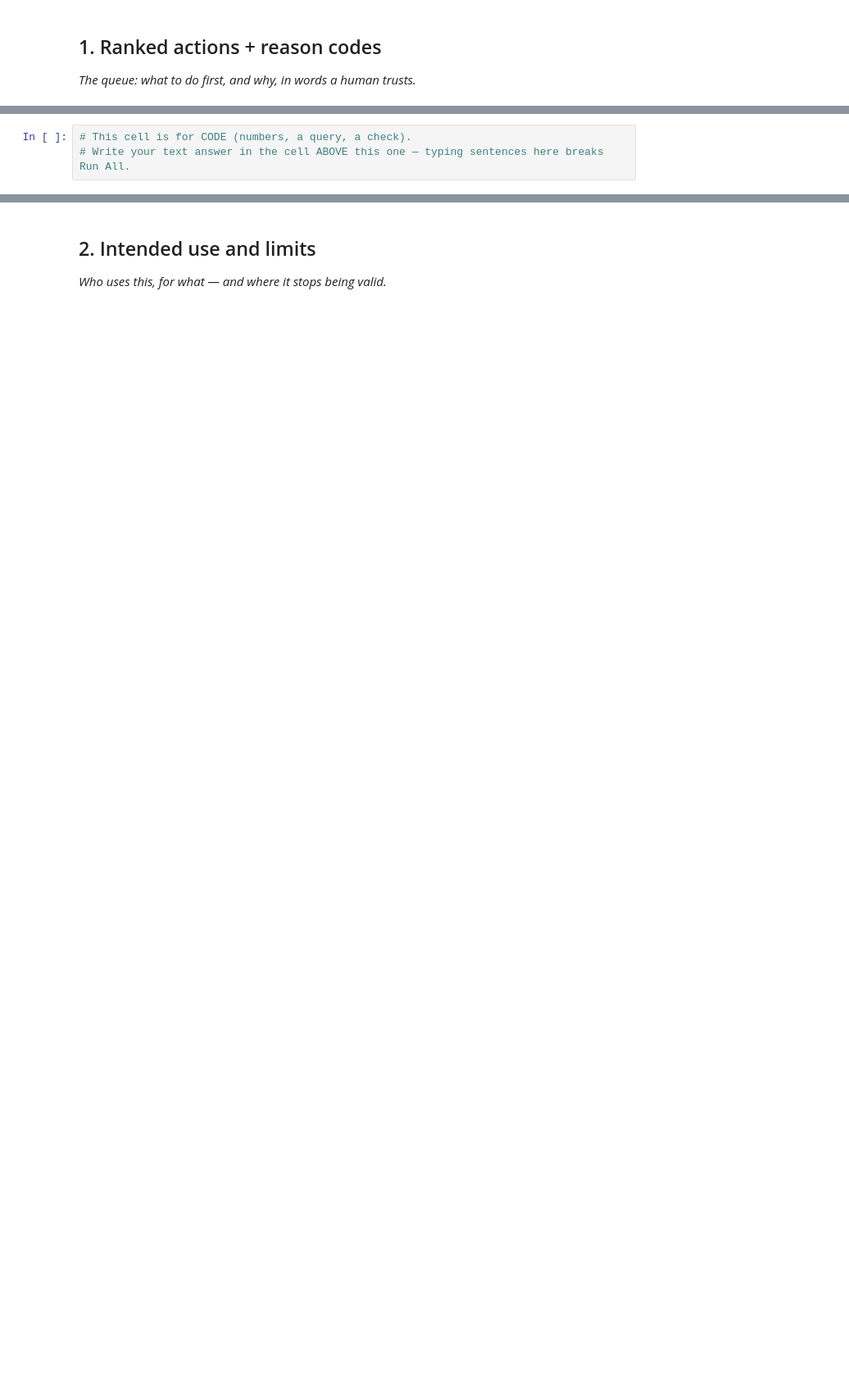
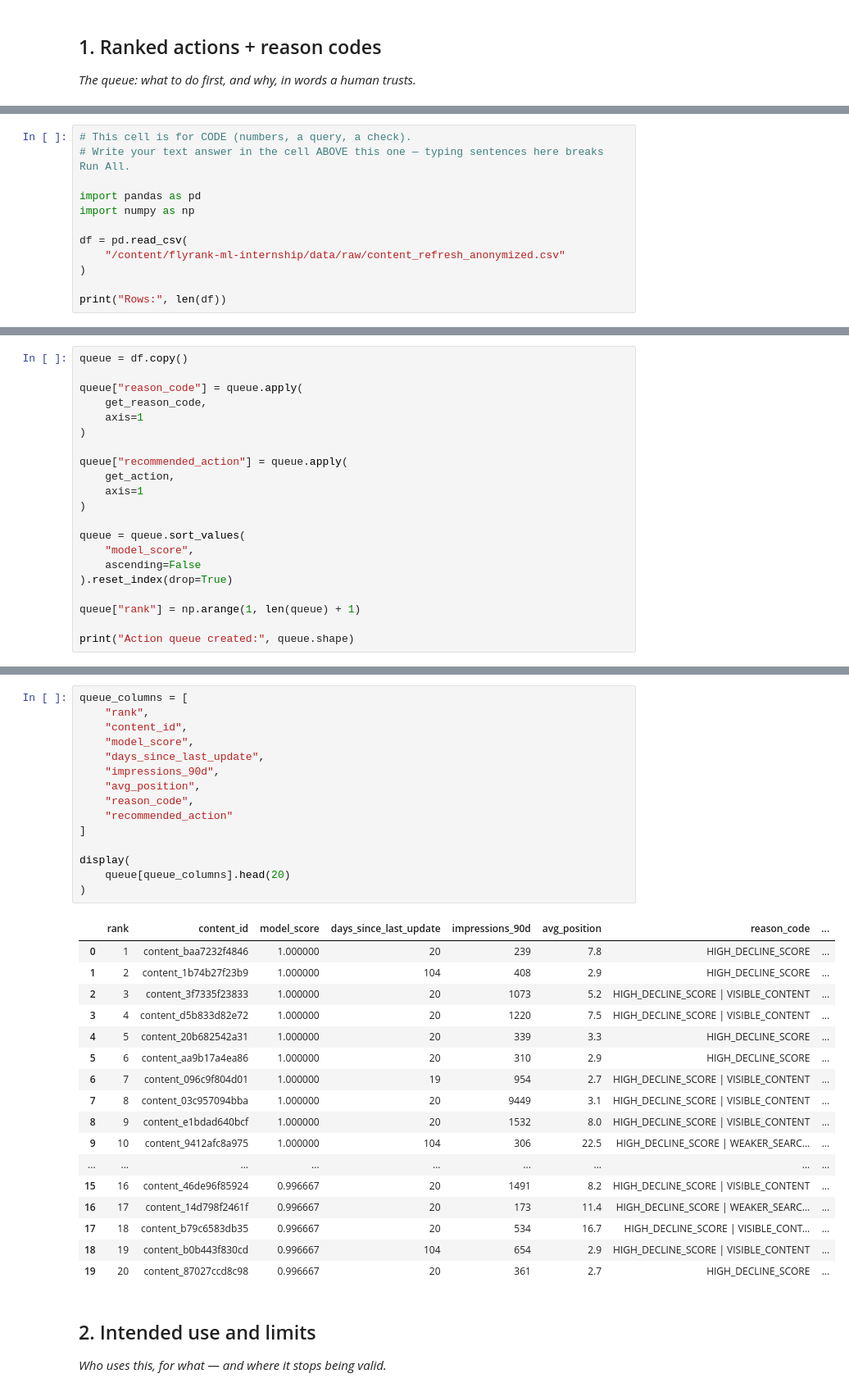
Before and after one commit to Sumit07-git/flyrank-ml-internship, a Jupyter notebook: work/notebooks/w07_action_playbook.ipynb, the cells around one changed output, grey strips where cells are left out. Shown at 82% size. Drawn from its saved outputs; the diff is of its cells as text; blank space fills up the shorter version.

```diff
--- a/work/notebooks/w07_action_playbook.ipynb
+++ b/work/notebooks/w07_action_playbook.ipynb
@@ -13,3 +32,12 @@ This skeleton is yours to fill. Work the sections **in order** — each one has
 # %%
 # This cell is for CODE (numbers, a query, a check).
 # Write your text answer in the cell ABOVE this one — typing sentences here breaks Run All.
+
+import pandas as pd
+import numpy as np
+
+df = pd.read_csv(
+    "/content/flyrank-ml-internship/data/raw/content_refresh_anonymized.csv"
+)
+
+print("Rows:", len(df))
@@ -15,0 +126,21 @@ This skeleton is yours to fill. Work the sections **in order** — each one has
+# %%
+queue = df.copy()
+
+queue["reason_code"] = queue.apply(
+    get_reason_code,
+    axis=1
+)
+
+queue["recommended_action"] = queue.apply(
+    get_action,
+    axis=1
+)
+
+queue = queue.sort_values(
+    "model_score",
+    ascending=False
+).reset_index(drop=True)
+
+queue["rank"] = np.arange(1, len(queue) + 1)
+
+print("Action queue created:", queue.shape)
@@ -16,3 +149,36 @@ This skeleton is yours to fill. Work the sections **in order** — each one has
+# %%
+queue_columns = [
+    "rank",
+    "content_id",
+    "model_score",
+    "days_since_last_update",
+    "impressions_90d",
+    "avg_position",
+    "reason_code",
+    "recommended_action"
+]
+
+display(
+    queue[queue_columns].head(20)
+)
+# %% [output]
+|  | rank | content_id | model_score | days_since_last_update | impressions_90d | avg_position | reason_code | ... |
+| 0 | 1 | content_baa7232f4846 | 1.000000 | 20 | 239 | 7.8 | HIGH_DECLINE_SCORE | ... |
+| 1 | 2 | content_1b74b27f23b9 | 1.000000 | 104 | 408 | 2.9 | HIGH_DECLINE_SCORE | ... |
+| 2 | 3 | content_3f7335f23833 | 1.000000 | 20 | 1073 | 5.2 | HIGH_DECLINE_SCORE | VISIBLE_CONTENT | ... |
+| 3 | 4 | content_d5b833d82e72 | 1.000000 | 20 | 1220 | 7.5 | HIGH_DECLINE_SCORE | VISIBLE_CONTENT | ... |
+| 4 | 5 | content_20b682542a31 | 1.000000 | 20 | 339 | 3.3 | HIGH_DECLINE_SCORE | ... |
+| 5 | 6 | content_aa9b17a4ea86 | 1.000000 | 20 | 310 | 2.9 | HIGH_DECLINE_SCORE | ... |
+| 6 | 7 | content_096c9f804d01 | 1.000000 | 19 | 954 | 2.7 | HIGH_DECLINE_SCORE | VISIBLE_CONTENT | ... |
+| 7 | 8 | content_03c957094bba | 1.000000 | 20 | 9449 | 3.1 | HIGH_DECLINE_SCORE | VISIBLE_CONTENT | ... |
+| 8 | 9 | content_e1bdad640bcf | 1.000000 | 20 | 1532 | 8.0 | HIGH_DECLINE_SCORE | VISIBLE_CONTENT | ... |
+| 9 | 10 | content_9412afc8a975 | 1.000000 | 104 | 306 | 22.5 | HIGH_DECLINE_SCORE | WEAKER_SEARC... | ... |
+| ... | ... | ... | ... | ... | ... | ... | ... | ... |
+| 15 | 16 | content_46de96f85924 | 0.996667 | 20 | 1491 | 8.2 | HIGH_DECLINE_SCORE | VISIBLE_CONTENT | ... |
+| 16 | 17 | content_14d798f2461f | 0.996667 | 20 | 173 | 11.4 | HIGH_DECLINE_SCORE | WEAKER_SEARC... | ... |
+| 17 | 18 | content_b79c6583db35 | 0.996667 | 20 | 534 | 16.7 | HIGH_DECLINE_SCORE | VISIBLE_CONT... | ... |
+| 18 | 19 | content_b0b443f830cd | 0.996667 | 104 | 654 | 2.9 | HIGH_DECLINE_SCORE | VISIBLE_CONTENT | ... |
+| 19 | 20 | content_87027ccd8c98 | 0.996667 | 20 | 361 | 2.7 | HIGH_DECLINE_SCORE | ... |
 # %% [markdown]
 ## 2. Intended use and limits
 
```
Also changed, not shown: parts of 20 cells of this notebook.
